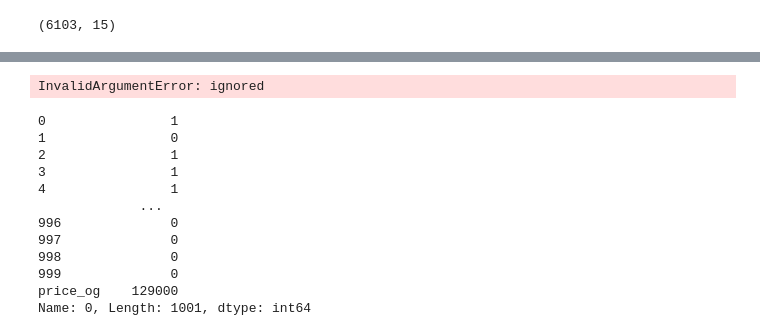
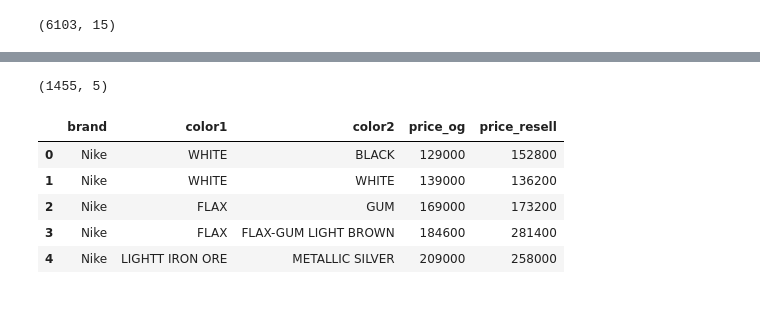
Before and after one commit to donghui-0126/mini-project, a Jupyter notebook: shoes-project/resell_regressor/color_dnn.ipynb, the cells around one changed output, grey strips where cells are left out. Cells and saved outputs as stored; diff of their text form; code cells hidden in the pictures; blank space fills up the shorter version.

Commit message:
modeling

```diff
--- a/shoes-project/resell_regressor/color_dnn.ipynb
+++ b/shoes-project/resell_regressor/color_dnn.ipynb
@@ -217,3 +29,0 @@ for i in np.isnan(target_data):
-# %%
-df['price_resell'] /= 10000.0
-target_data = df['price_resell']
@@ -271,19 +30,15 @@ model.evaluate(color_input_df, df['price_resell'])
-# %%
-model.predict(color_input_df.iloc[0])
-# %% [output]
-InvalidArgumentError: ignored
-# %%
-color_input_df.iloc[0, :]
-# %% [output]
-0                1
-1                0
-2                1
-3                1
-4                1
-             ...
-996              0
-997              0
-998              0
-999              0
-price_og    129000
-Name: 0, Length: 1001, dtype: int64
+# %%
+df_nike = df[df['brand']=='Nike'][['brand', 'color1', 'color2', 'price_og', 'price_resell']]
+df_jordan = df[df['brand']=='Jordan'][['brand', 'color1', 'color2', 'price_og', 'price_resell']]
+df_adidas = df[df['brand']=='Adidas'][['brand', 'color1', 'color2', 'price_og', 'price_resell']]
+# %%
+print(df_nike.shape)
+df_nike.head()
+# %% [output]
+(1455, 5)
+|  | brand | color1 | color2 | price_og | price_resell |
+| 0 | Nike | WHITE | BLACK | 129000 | 152800 |
+| 1 | Nike | WHITE | WHITE | 139000 | 136200 |
+| 2 | Nike | FLAX | GUM | 169000 | 173200 |
+| 3 | Nike | FLAX | FLAX-GUM LIGHT BROWN | 184600 | 281400 |
+| 4 | Nike | LIGHTT IRON ORE | METALLIC SILVER | 209000 | 258000 |
```
Also changed, not shown: parts of 46 cells of this notebook, 10 other files.
